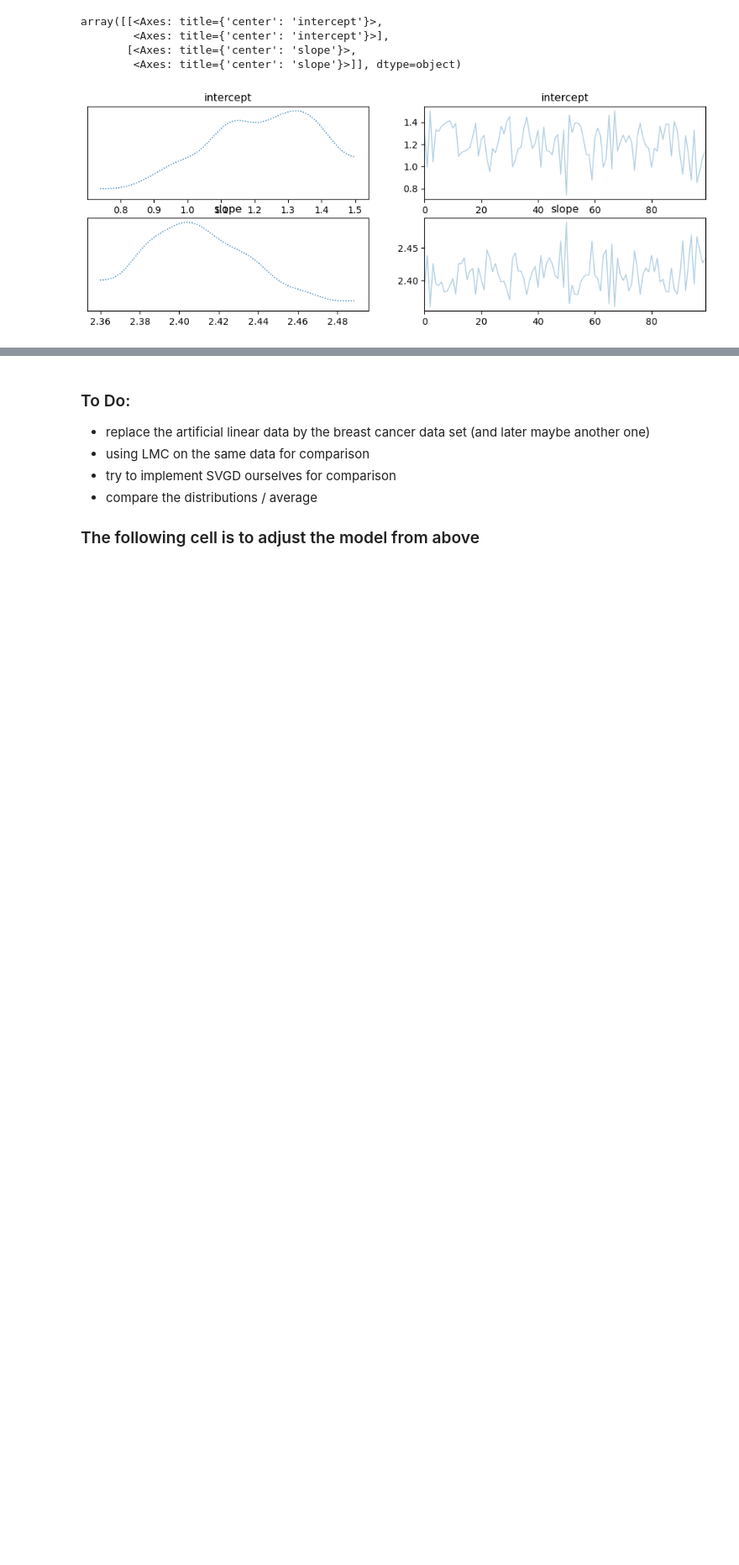
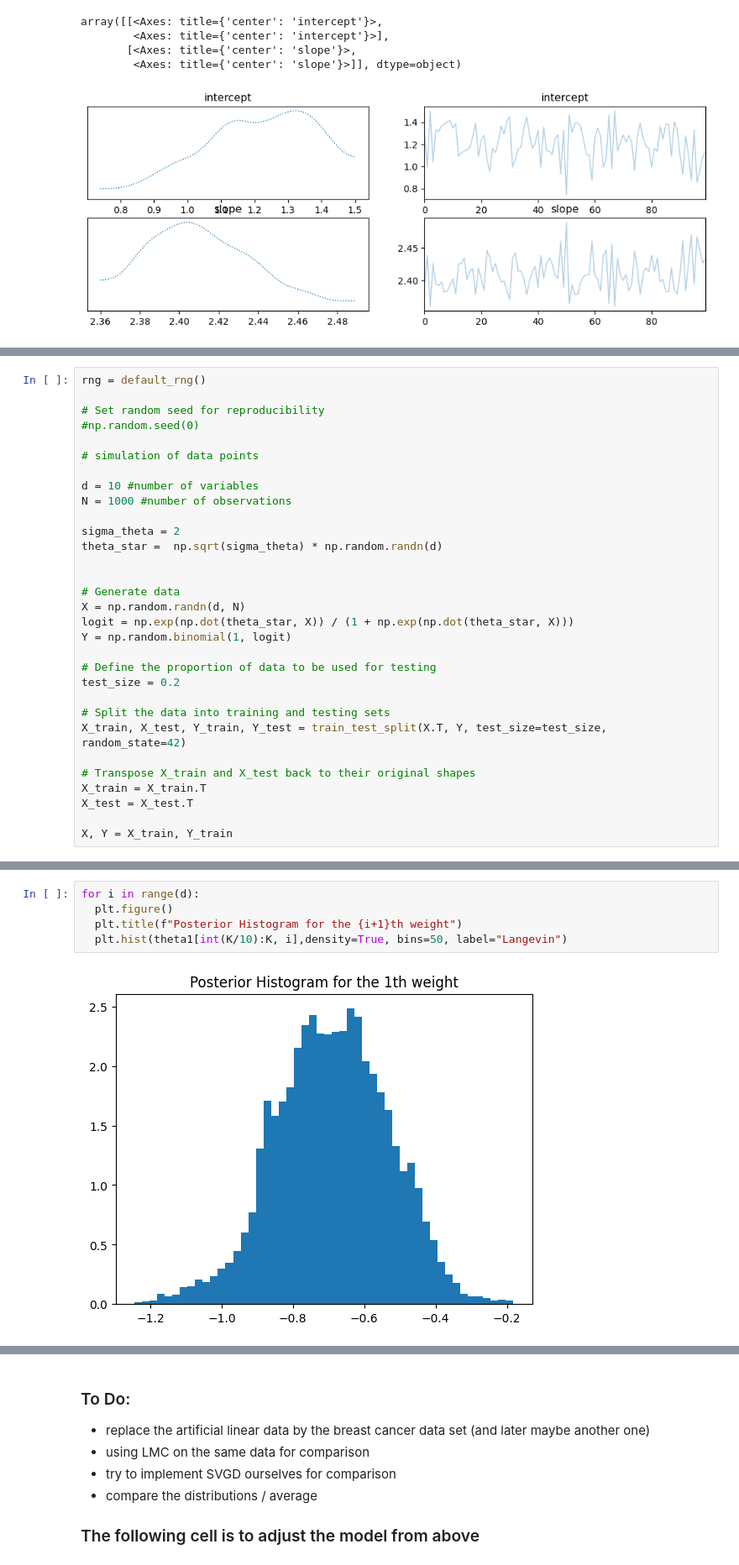
Before and after one commit to pbarriolo/Sampling-Methods-MCMC-Project, a Jupyter notebook: svgd_cleaned.ipynb, the cells around one changed output, grey strips where cells are left out. Shown at 84% size. Cells and saved outputs as stored; diff of their text form; blank space fills up the shorter version.

Commit message:
langevin and simulated data

```diff
--- a/svgd_cleaned.ipynb
+++ b/svgd_cleaned.ipynb
@@ -157,0 +169,31 @@ array([[<Axes: title={'center': 'intercept'}>,
+# %%
+rng = default_rng()
+
+# Set random seed for reproducibility
+#np.random.seed(0)
+
+# simulation of data points
+
+d = 10 #number of variables
+N = 1000 #number of observations
+
+sigma_theta = 2
+theta_star =  np.sqrt(sigma_theta) * np.random.randn(d)
+
+
+# Generate data
+X = np.random.randn(d, N)
+logit = np.exp(np.dot(theta_star, X)) / (1 + np.exp(np.dot(theta_star, X)))
+Y = np.random.binomial(1, logit)
+
+# Define the proportion of data to be used for testing
+test_size = 0.2
+
+# Split the data into training and testing sets
+X_train, X_test, Y_train, Y_test = train_test_split(X.T, Y, test_size=test_size, random_state=42)
+
+# Transpose X_train and X_test back to their original shapes
+X_train = X_train.T
+X_test = X_test.T
+
+X, Y = X_train, Y_train
@@ -157,0 +289,7 @@ array([[<Axes: title={'center': 'intercept'}>,
+# %%
+for i in range(d):
+  plt.figure()
+  plt.title(f"Posterior Histogram for the {i+1}th weight")
+  plt.hist(theta1[int(K/10):K, i],density=True, bins=50, label="Langevin")
+# %% [output]
+[figure, added]
```
Also changed, not shown: parts of 10 cells of this notebook.
